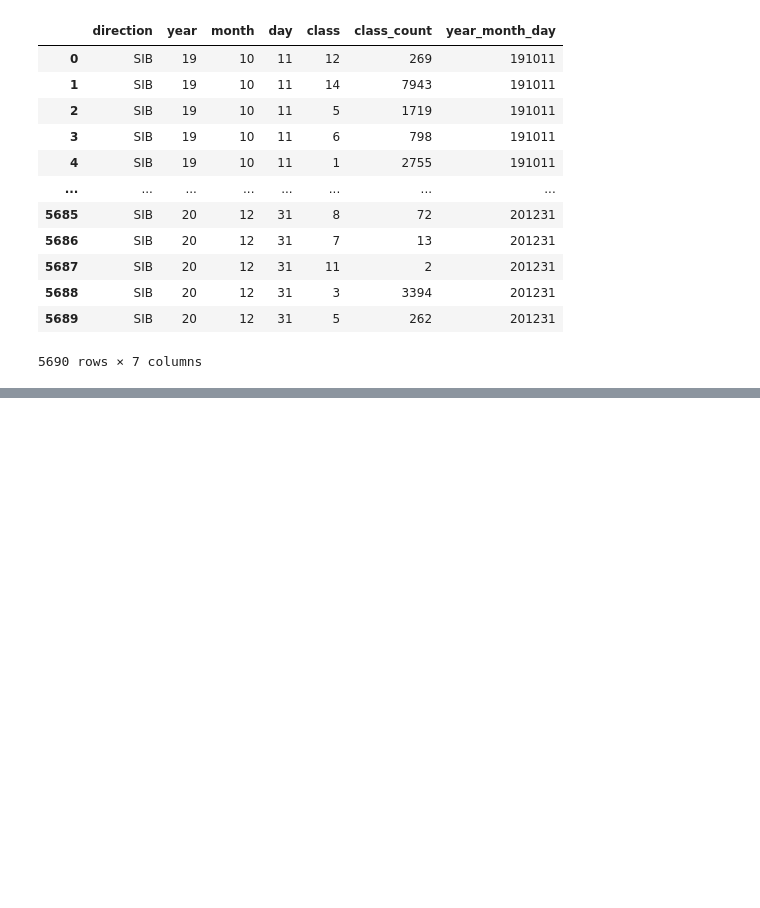
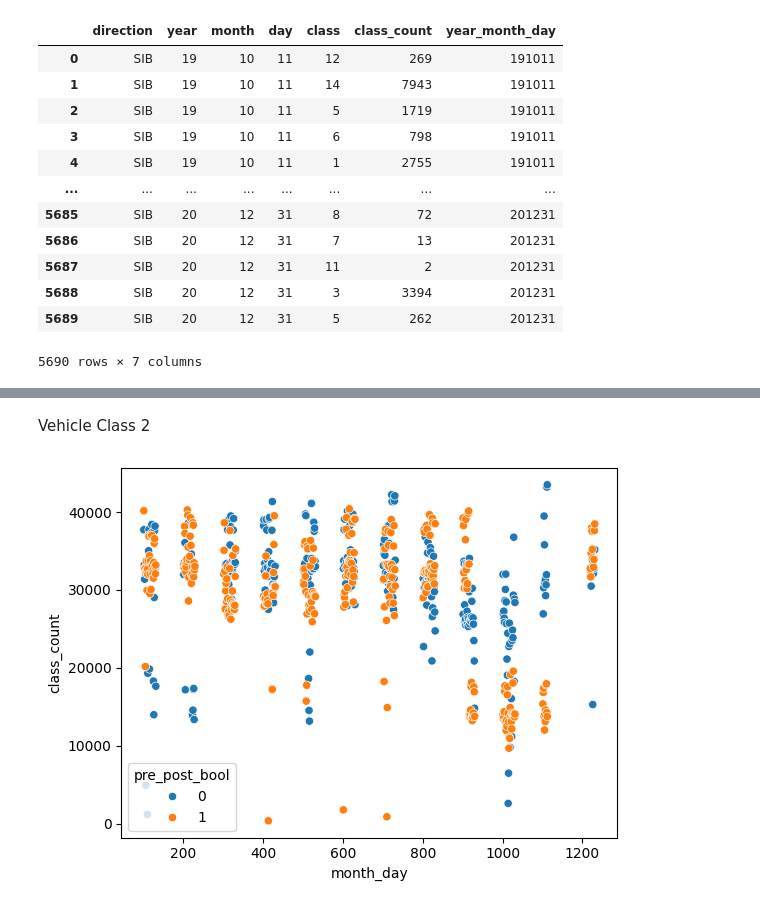
Before and after one commit to rda329/Fall25_Capstone_DSE, a Jupyter notebook: Data_Exploration/DailyVehicleCount.ipynb, the cells around one changed output, grey strips where cells are left out. Drawn from its saved outputs; the diff is of its cells as text; code cells hidden in the pictures; blank space fills up the shorter version.

```diff
--- a/Data_Exploration/DailyVehicleCount.ipynb
+++ b/Data_Exploration/DailyVehicleCount.ipynb
@@ -216,0 +381,11 @@ df3.to_csv("./Data/Pre_Post_Enforcement/SIB_pre_enforcement.csv", index=False)
+# %% [markdown]
+Vehicle Class 2
+# %%
+filtered_pre2_post2_df = pre2_post2_df[pre2_post2_df["class"] == 2]
+
+sns.scatterplot(data=filtered_pre2_post2_df, x = "month_day", y = "class_count", hue = "pre_post_bool")
+plt.show()
+
+# 0 pre-enf. 1 post-enf.
+# %% [output]
+[figure, added]
```
Also changed, not shown: parts of 65 cells of this notebook.
